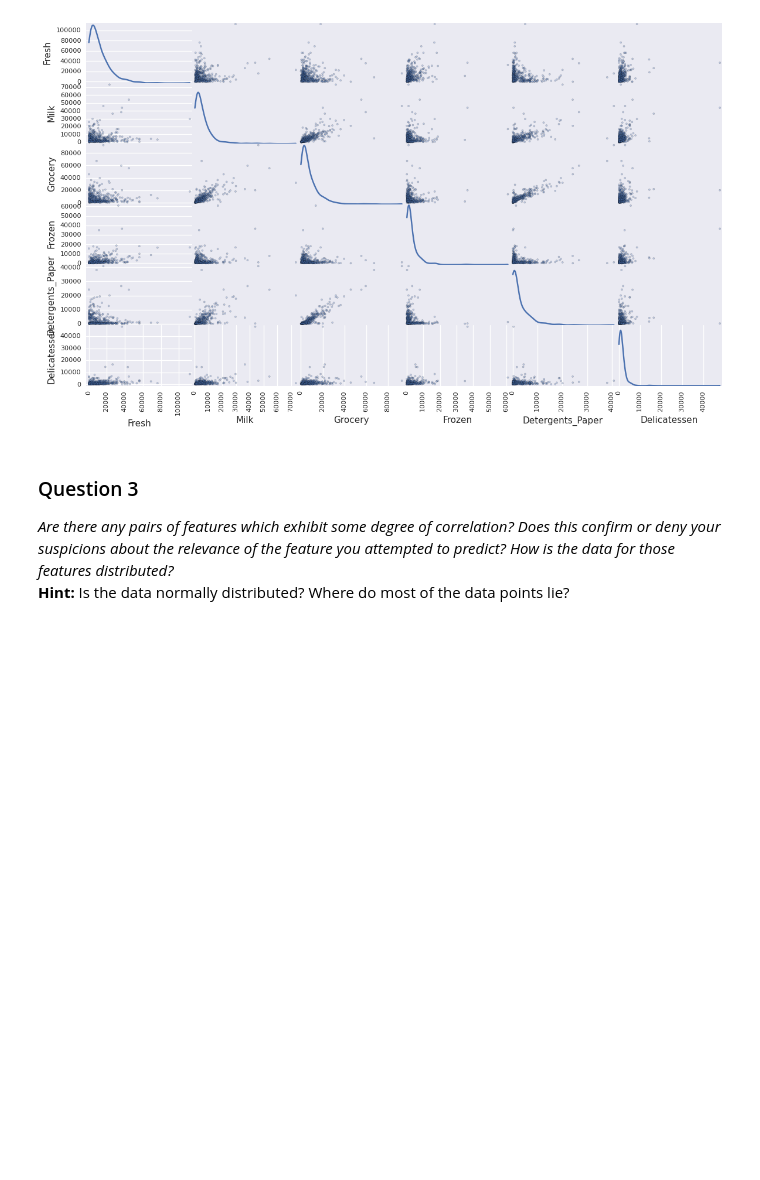
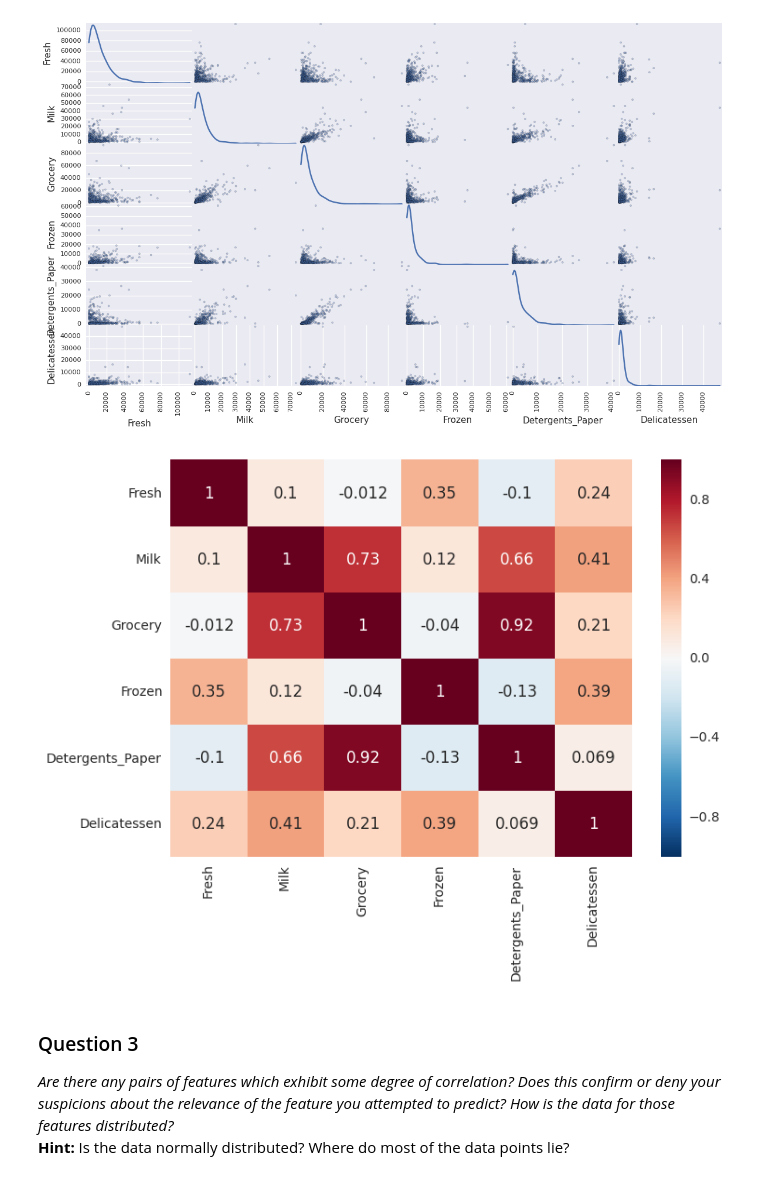
Before and after one commit to xiaobuu/machine-learning, a Jupyter notebook: projects/customer_segments/customer_segments.ipynb, the cells around one changed output. Cells and saved outputs as stored; diff of their text form; code cells hidden in the pictures; blank space fills up the shorter version.

```diff
--- a/projects/customer_segments/customer_segments.ipynb
+++ b/projects/customer_segments/customer_segments.ipynb
@@ -133,6 +131,11 @@ To get a better understanding of the dataset, we can construct a scatter matrix
 pd.scatter_matrix(data, alpha = 0.3, figsize = (14,8), diagonal = 'kde');
 # %% [output]
 [figure]
+# %%
+import seaborn as sns;
+sns.heatmap(data.corr(), annot = True);
+# %% [output]
+[figure, added]
 # %% [markdown]
 ### Question 3
 *Are there any pairs of features which exhibit some degree of correlation? Does this confirm or deny your suspicions about the relevance of the feature you attempted to predict? How is the data for those features distributed?*
```
Also changed, not shown: parts of 10 cells of this notebook, 1 other file.
